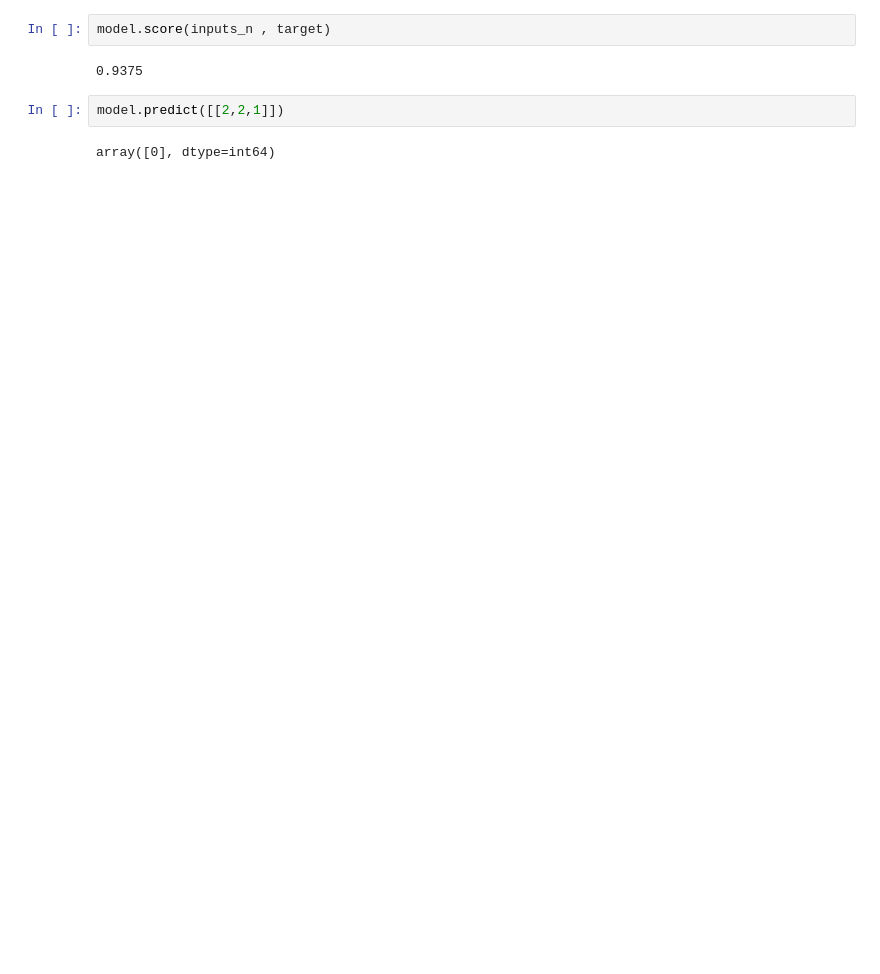
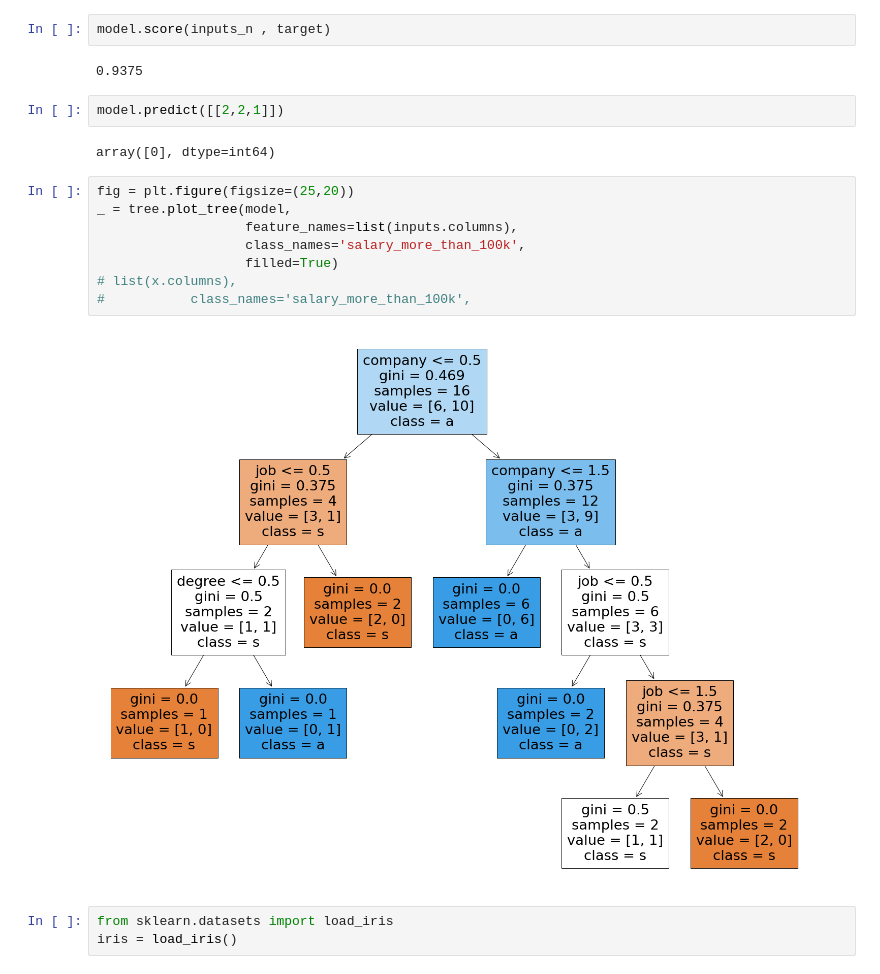
Before and after one commit to Aditya-aot/MachineLearning-Algorithms-Jupyter-Notebook, a Jupyter notebook: RIC 1.ipynb, the cells around one changed output. Saved outputs shown, nothing was run; the diff lists cells and outputs as text; blank space fills up the shorter version.

```diff
--- a/RIC 1.ipynb
+++ b/RIC 1.ipynb
@@ -186,3 +198,16 @@ model.score(inputs_n , target)
 model.predict([[2,2,1]])
 # %% [output]
 array([0], dtype=int64)
+# %%
+fig = plt.figure(figsize=(25,20))
+_ = tree.plot_tree(model,
+                   feature_names=list(inputs.columns),
+                   class_names='salary_more_than_100k',
+                   filled=True)
+# list(x.columns),
+#           class_names='salary_more_than_100k',
+# %% [output]
+[figure, added]
+# %%
+from sklearn.datasets import load_iris
+iris = load_iris()
```
Also changed, not shown: parts of 10 cells of this notebook, 4 other files.
